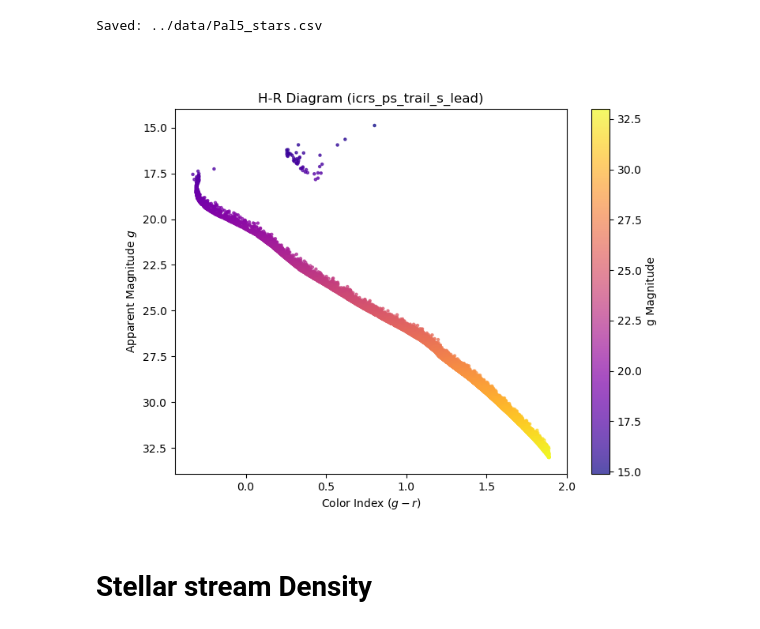
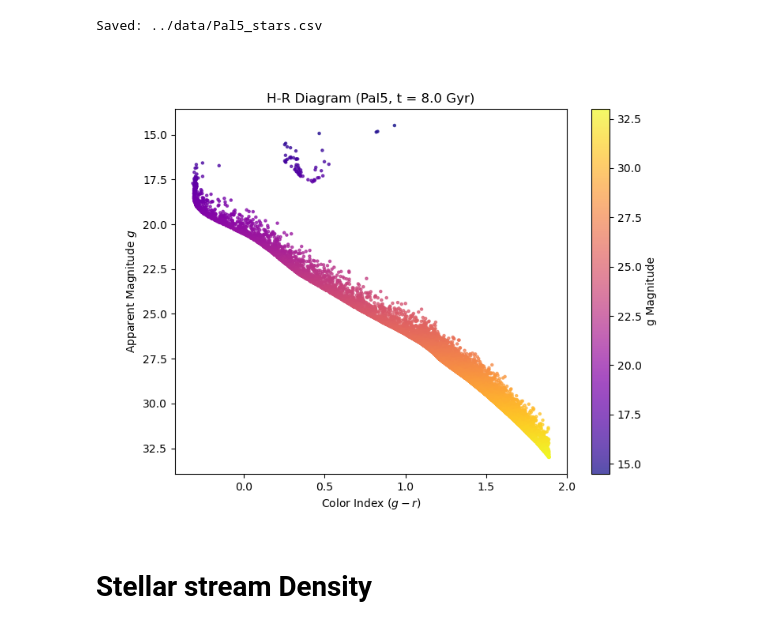
Before and after one commit to LSSTDESC/stream_sim, a Jupyter notebook: notebooks/stream_sim_galpy.ipynb, the cells around one changed output. Cells and saved outputs as stored; diff of their text form; code cells hidden in the pictures.

```diff
--- a/notebooks/stream_sim_galpy.ipynb
+++ b/notebooks/stream_sim_galpy.ipynb
@@ -471,32 +473,32 @@ Saved: ../data/Pal5_stars.csv
 # %%
 from astropy.table import Table
 
 # Load the data
-data_file = "../data/icrs_ps_trail_s_lead.csv"  # Path to the saved CSV
+data_file = f"../data/{cluster}_stars.csv"  # Path to the saved CSV
 table = Table.read(data_file, format="csv")
 
 # Compute the color index (g-r)
 color_index = table["mag_g"] - table["mag_r"]
 
 # H-R diagram (Absolute mag vs. Color index)
 plt.figure(figsize=(8, 6))
 plt.scatter(color_index, table["mag_g"], s=5, c=table["mag_g"], cmap="plasma", alpha=0.7)
 
 # Flip the y-axis (brighter stars at the top)
 plt.gca().invert_yaxis()
 
 # Labels
 plt.xlabel(r"Color Index $(g - r)$")
 plt.ylabel(r"Apparent Magnitude $g$")
 plt.title(f"H-R Diagram (Pal5, t = {t_disrupt})")
 
 # Colorbar
 plt.colorbar(label="g Magnitude")
 
 # Show the plot
 plt.show()
 # %% [output]
-[figure, old version]
+[figure, new version]
 # %% [markdown]
 # Stellar stream Density
 # %% [markdown]
```
Also changed, not shown: parts of 13 cells of this notebook, 12 other files.
